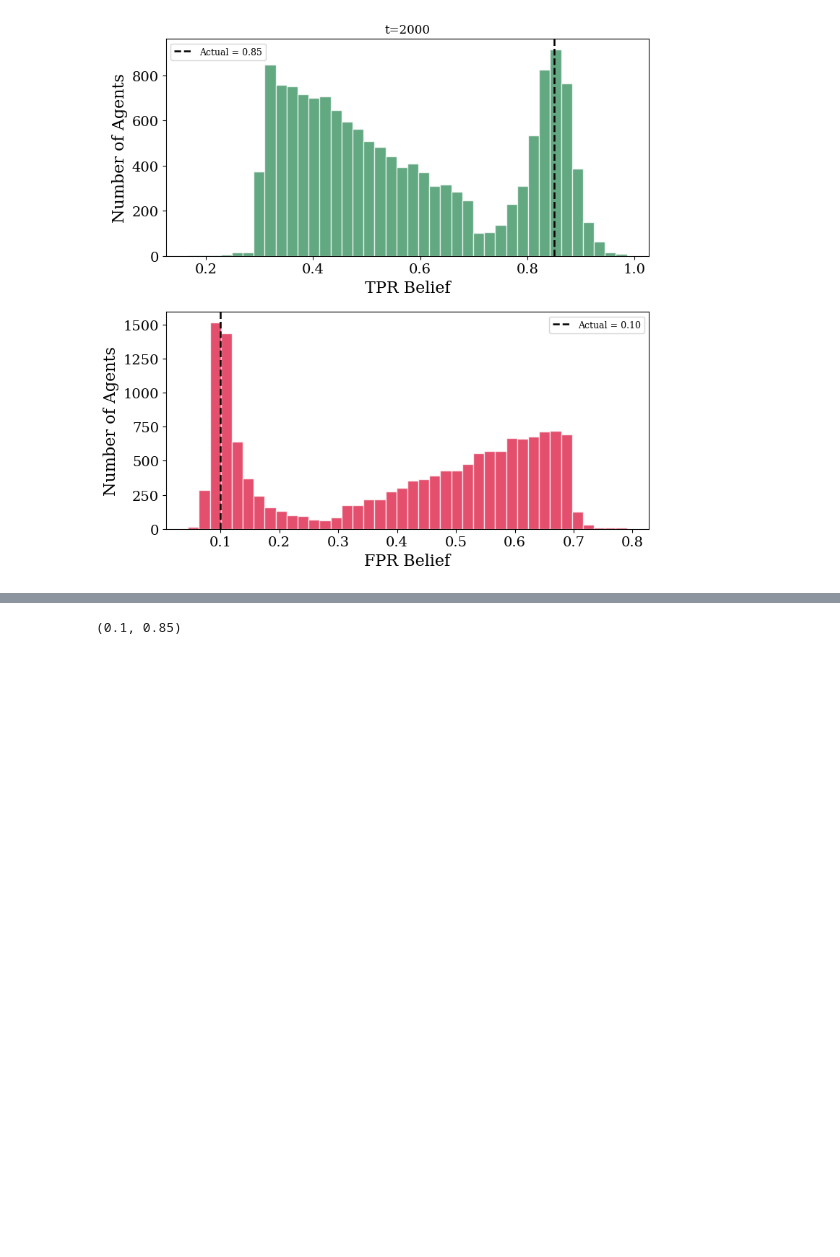
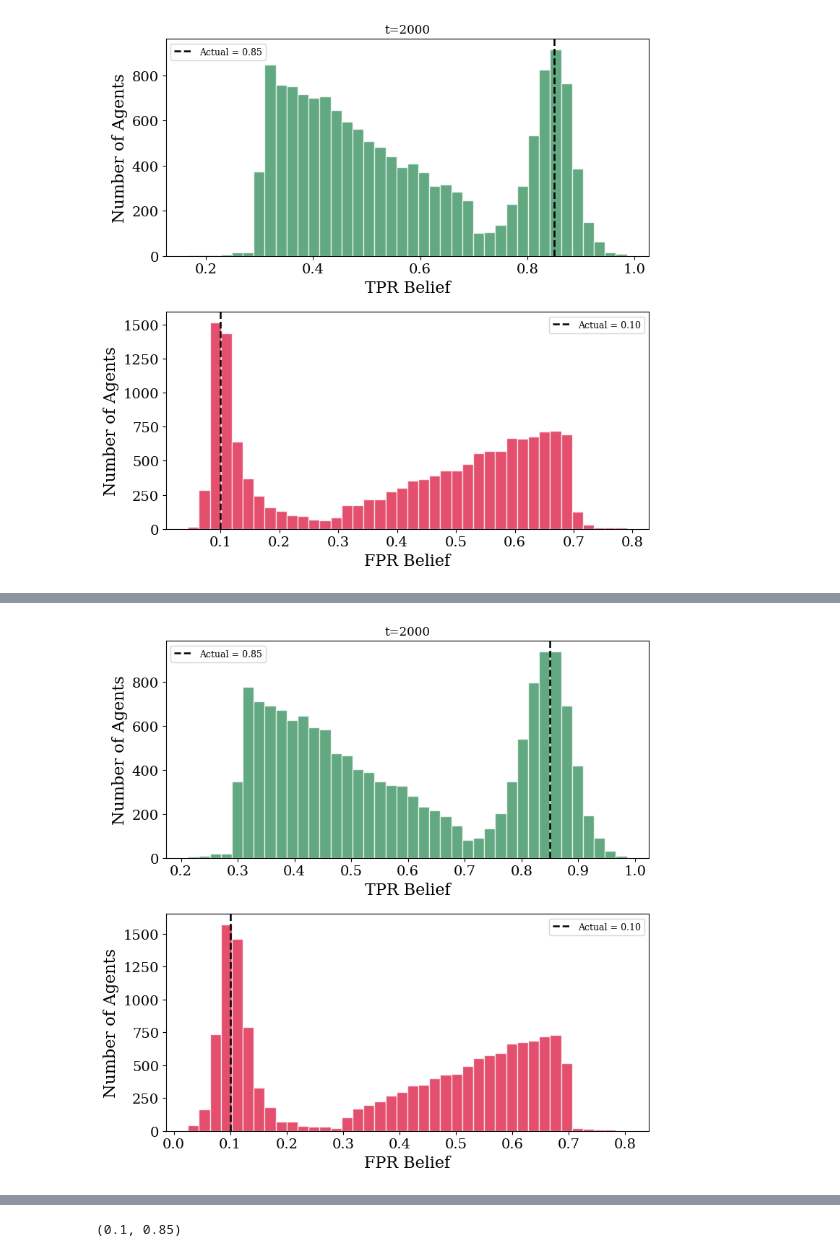
Before and after one commit to charlesaugdupont/deepfake-percolation, a Jupyter notebook: notebooks/burnin-results.ipynb, the cells around one changed output, grey strips where cells are left out. Saved outputs shown, nothing was run; the diff lists cells and outputs as text; code cells hidden in the pictures; blank space fills up the shorter version.

```diff
--- a/notebooks/burnin-results.ipynb
+++ b/notebooks/burnin-results.ipynb
@@ -97,3 +128,34 @@ plt.show()
+# %%
+all_cids        = sorted(snap_df["cascade_id"].unique())
+t_burnin_actual = min(all_cids, key=lambda x: abs(x - BURN_IN))
+timepoints      = [t_burnin_actual]
+t_labels        = {t_burnin_actual: f"t={t_burnin_actual}"}
+
+dist_panels = [
+    ("tpr_mean",  "Number of Agents", TRUE_TPR,  "seagreen", "TPR Belief"),
+    ("fpr_mean",  "Number of Agents", TRUE_FPR,  "crimson", "FPR Belief"),
+]
+
+fig, axes = plt.subplots(2, 1, figsize=(8, 8), sharey="row")
+
+for row, (col, ylabel, truth, color, xlabel) in enumerate(dist_panels):
+    for col_i, t in enumerate(timepoints):
+        ax = axes[row]
+        data = snap_df[snap_df["cascade_id"] == t][col].dropna()
+        ax.hist(data, bins=40, color=color, alpha=0.75, edgecolor="white")
+        if truth is not None:
+            ax.axvline(truth, color="black", lw=1.8, ls="--", label=f"Actual = {truth:.2f}")
+            ax.legend(fontsize=9)
+        if row == 0:
+            ax.set_title(t_labels[t], fontsize=12)
+        if col_i == 0:
+            ax.set_ylabel(ylabel)
+        ax.set_xlabel(xlabel)
+
+fig.tight_layout()
+plt.show()
+# %% [output]
+[figure, added]
 # %%
 chunk = snap_df[snap_df["cascade_id"] == t]
 # %%
```
Also changed, not shown: parts of 5 cells of this notebook, 3 other files.
